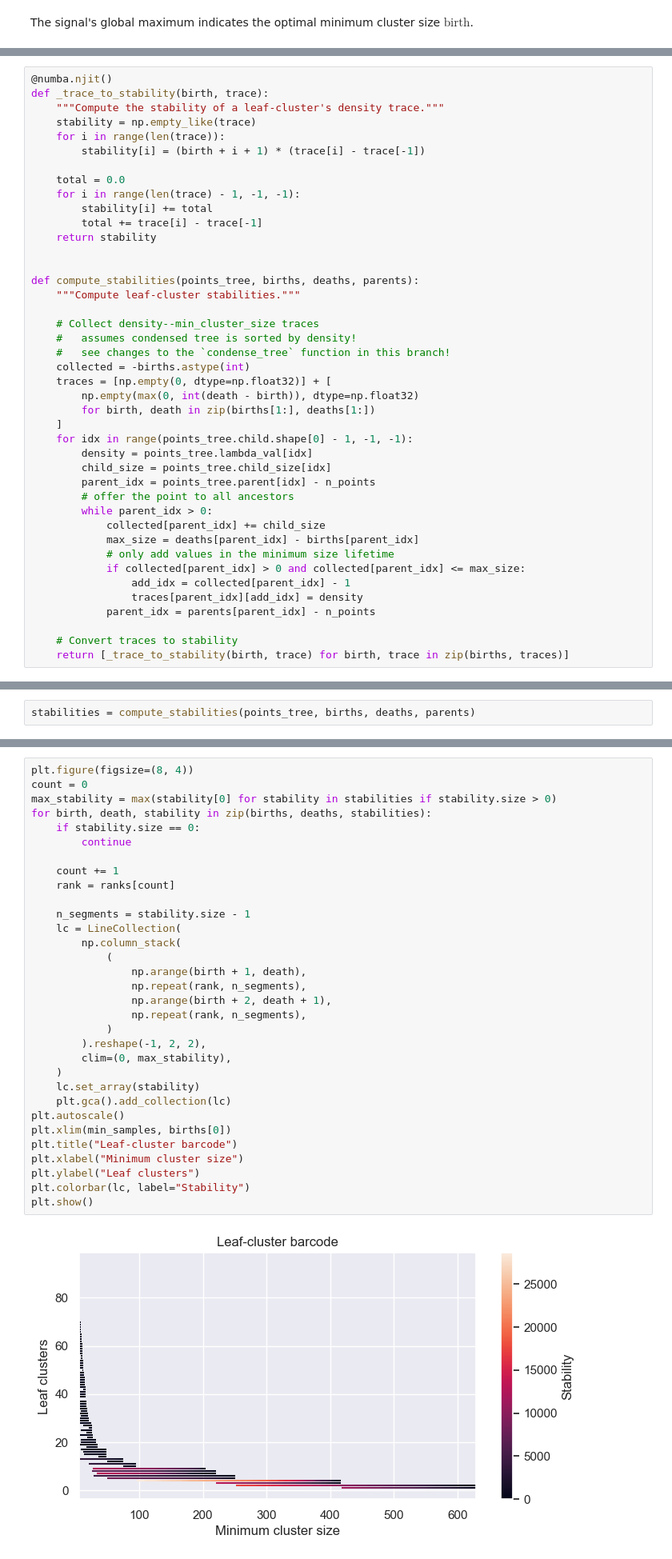
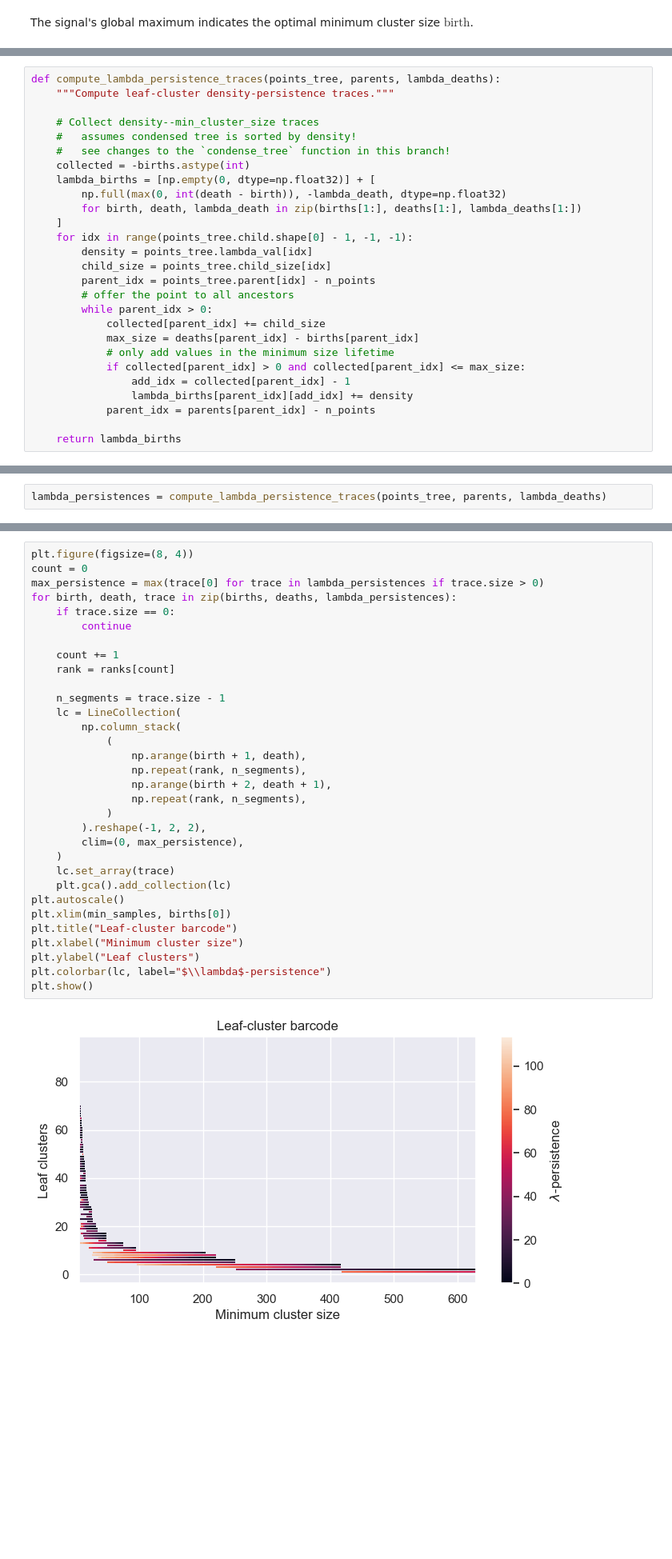
Before and after one commit to JelmerBot/fast_hdbscan, a Jupyter notebook: doc/layer_clustering.ipynb, the cells around one changed output, grey strips where cells are left out. Shown at 80% size. Drawn from its saved outputs; the diff is of its cells as text; blank space fills up the shorter version.

```diff
--- a/doc/layer_clustering.ipynb
+++ b/doc/layer_clustering.ipynb
@@ -362,28 +330,14 @@ intervals to ensure consistency regardless of sample weights.
 # %%
-@numba.njit()
-def _trace_to_stability(birth, trace):
-    """Compute the stability of a leaf-cluster's density trace."""
-    stability = np.empty_like(trace)
-    for i in range(len(trace)):
-        stability[i] = (birth + i + 1) * (trace[i] - trace[-1])
-
-    total = 0.0
-    for i in range(len(trace) - 1, -1, -1):
-        stability[i] += total
-        total += trace[i] - trace[-1]
-    return stability
-
-
-def compute_stabilities(points_tree, births, deaths, parents):
-    """Compute leaf-cluster stabilities."""
+def compute_lambda_persistence_traces(points_tree, parents, lambda_deaths):
+    """Compute leaf-cluster density-persistence traces."""
 
     # Collect density--min_cluster_size traces
     #   assumes condensed tree is sorted by density!
     #   see changes to the `condense_tree` function in this branch!
     collected = -births.astype(int)
-    traces = [np.empty(0, dtype=np.float32)] + [
-        np.empty(max(0, int(death - birth)), dtype=np.float32)
-        for birth, death in zip(births[1:], deaths[1:])
+    lambda_births = [np.empty(0, dtype=np.float32)] + [
+        np.full(max(0, int(death - birth)), -lambda_death, dtype=np.float32)
+        for birth, death, lambda_death in zip(births[1:], deaths[1:], lambda_deaths[1:])
     ]
     for idx in range(points_tree.child.shape[0] - 1, -1, -1):
         density = points_tree.lambda_val[idx]
@@ -396,8 +350,7 @@ def compute_stabilities(points_tree, births, deaths, parents):
             # only add values in the minimum size lifetime
             if collected[parent_idx] > 0 and collected[parent_idx] <= max_size:
                 add_idx = collected[parent_idx] - 1
-                traces[parent_idx][add_idx] = density
+                lambda_births[parent_idx][add_idx] += density
             parent_idx = parents[parent_idx] - n_points
 
-    # Convert traces to stability
-    return [_trace_to_stability(birth, trace) for birth, trace in zip(births, traces)]
+    return lambda_births
@@ -444,2 +387,2 @@ def compute_stabilities_w_sample_weights(points_tree, births, deaths, parents):
 # %%
-stabilities = compute_stabilities(points_tree, births, deaths, parents)
+lambda_persistences = compute_lambda_persistence_traces(points_tree, parents, lambda_deaths)
@@ -446,35 +391,35 @@ stabilities = compute_stabilities(points_tree, births, deaths, parents)
 # %%
 plt.figure(figsize=(8, 4))
 count = 0
-max_stability = max(stability[0] for stability in stabilities if stability.size > 0)
-for birth, death, stability in zip(births, deaths, stabilities):
-    if stability.size == 0:
+max_persistence = max(trace[0] for trace in lambda_persistences if trace.size > 0)
+for birth, death, trace in zip(births, deaths, lambda_persistences):
+    if trace.size == 0:
         continue
 
     count += 1
     rank = ranks[count]
 
-    n_segments = stability.size - 1
+    n_segments = trace.size - 1
     lc = LineCollection(
         np.column_stack(
             (
                 np.arange(birth + 1, death),
                 np.repeat(rank, n_segments),
                 np.arange(birth + 2, death + 1),
                 np.repeat(rank, n_segments),
             )
         ).reshape(-1, 2, 2),
-        clim=(0, max_stability),
+        clim=(0, max_persistence),
     )
-    lc.set_array(stability)
+    lc.set_array(trace)
     plt.gca().add_collection(lc)
 plt.autoscale()
 plt.xlim(min_samples, births[0])
 plt.title("Leaf-cluster barcode")
 plt.xlabel("Minimum cluster size")
 plt.ylabel("Leaf clusters")
-plt.colorbar(lc, label="Stability")
+plt.colorbar(lc, label="$\\lambda$-persistence")
 plt.show()
 # %% [output]
-[figure, old version]
+[figure, new version]
 # %% [markdown]
```
Also changed, not shown: parts of 39 cells of this notebook.
